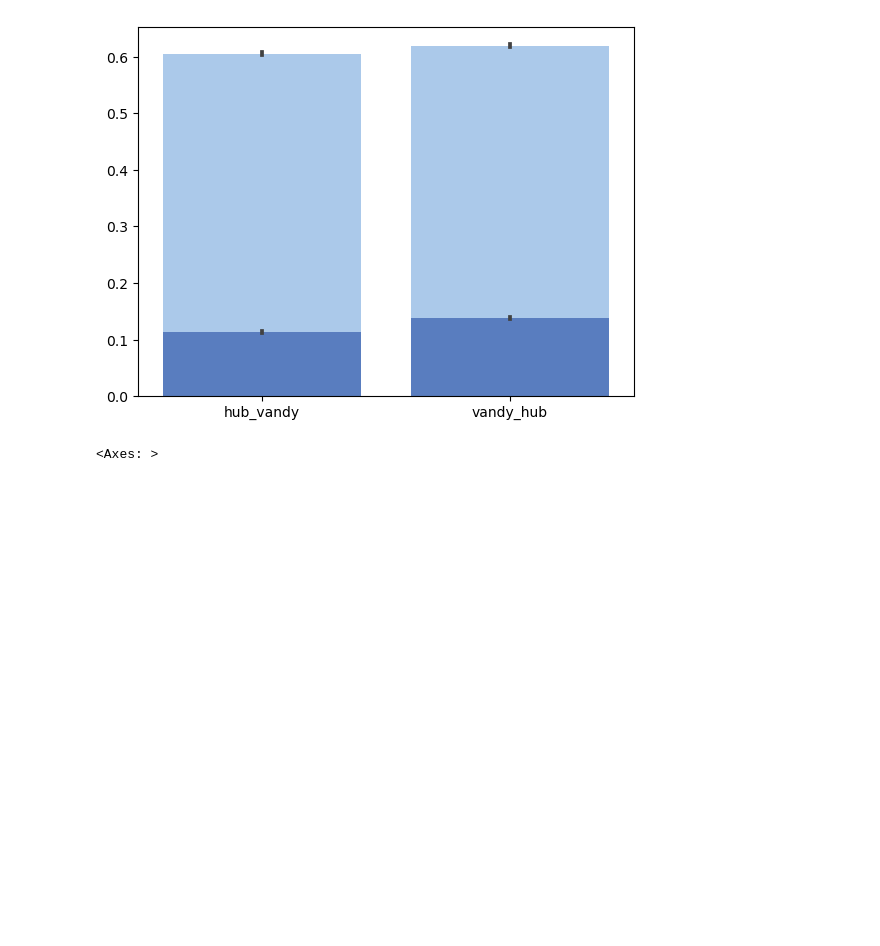
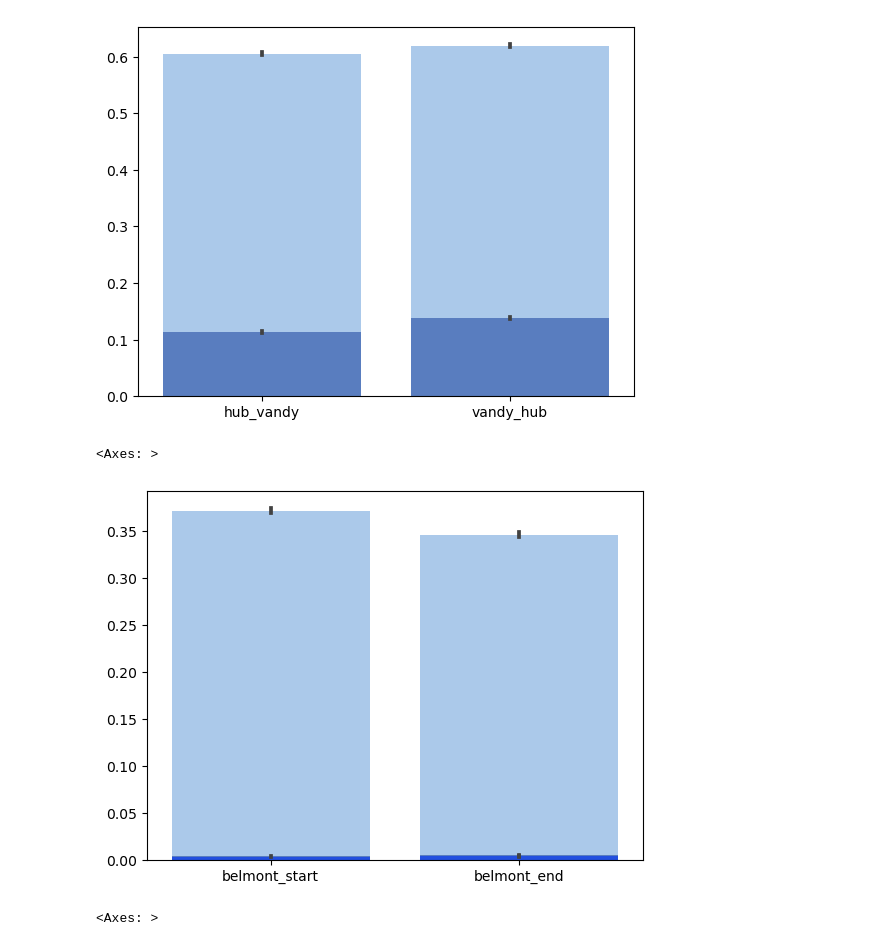
Before and after one commit to NSS-Data-Analytics-Cohort-8/scooter-partner1-badger-badger-python, a Jupyter notebook: notebooks/stretch_scoot_4.ipynb, the cells around one changed output. Drawn from its saved outputs; the diff is of its cells as text; code cells hidden in the pictures; blank space fills up the shorter version.

```diff
--- a/notebooks/stretch_scoot_4.ipynb
+++ b/notebooks/stretch_scoot_4.ipynb
@@ -170,6 +188,18 @@ sns.barplot(data=sa_vandy, color="b")
 # %% [output]
 <Axes: >
 [figure]
+# %%
+sns.set_color_codes("pastel")
+sns.barplot(data=s1_vandy, color="b")
+
+sns.set_color_codes("muted")
+sns.barplot(data=s1_tsu, color="b")
+
+sns.set_color_codes("bright")
+sns.barplot(data=s1_belmont, color="b")
+# %% [output]
+<Axes: >
+[figure, added]
 # %%
 sns.barplot(data = s1_vandy)
 # %% [output]
```
Also changed, not shown: parts of 5 cells of this notebook, 3 other files.
